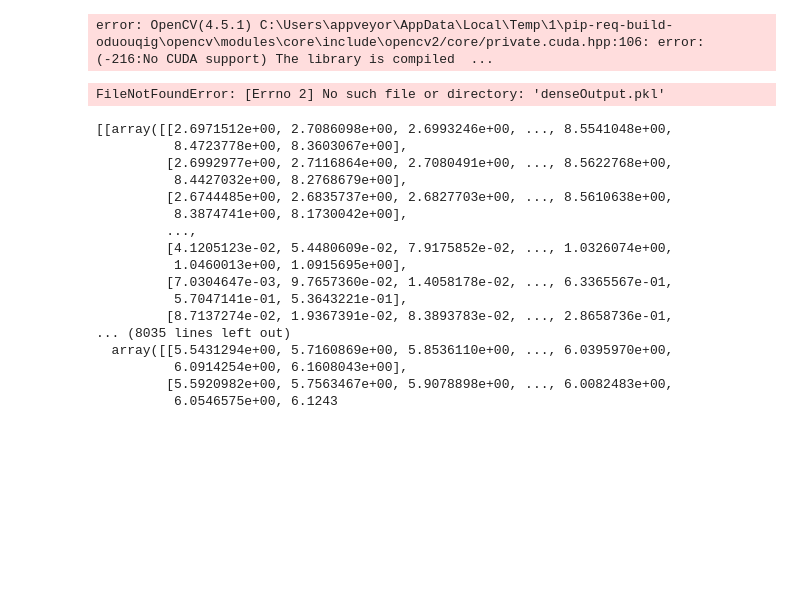
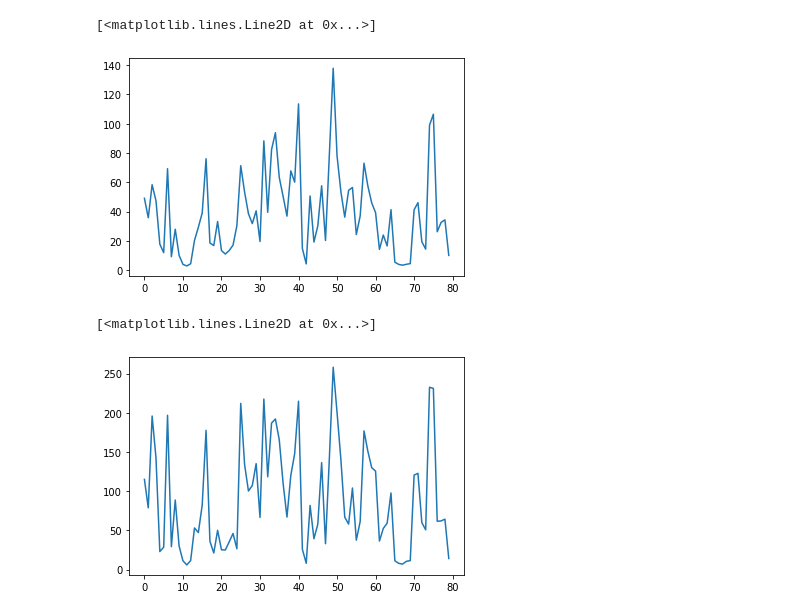
Before and after one commit to lucky-verma/FoodVR, a Jupyter notebook: dense.ipynb, the cells around one changed output. Cells and saved outputs as stored; diff of their text form; code cells hidden in the pictures; blank space fills up the shorter version.

```diff
--- a/dense.ipynb
+++ b/dense.ipynb
@@ -1,8 +0,0 @@
-# %%
-import pickle
-import cv2
-from cv2 import cuda
-
-cuda.printCudaDeviceInfo(0)
-# %% [output]
-error: OpenCV(4.5.1) C:\Users\appveyor\AppData\Local\Temp\1\pip-req-build-oduouqig\opencv\modules\core\include\opencv2/core/private.cuda.hpp:106: error: (-216:No CUDA support) The library is compiled  ...
@@ -9,25 +6,26 @@ error: OpenCV(4.5.1) C:\Users\appveyor\AppData\Local\Temp\1\pip-req-build-oduouq
 # %%
 with open('denseOutput.pkl', 'rb') as f:
     rawList = pickle.load(f)
+
+df = pd.DataFrame(rawList, columns=['mag', 'ang'])
-# %% [output]
-FileNotFoundError: [Errno 2] No such file or directory: 'denseOutput.pkl'
-# %%
-rawList
-# %% [output]
-[[array([[2.6971512e+00, 2.7086098e+00, 2.6993246e+00, ..., 8.5541048e+00,
-          8.4723778e+00, 8.3603067e+00],
-         [2.6992977e+00, 2.7116864e+00, 2.7080491e+00, ..., 8.5622768e+00,
-          8.4427032e+00, 8.2768679e+00],
-         [2.6744485e+00, 2.6835737e+00, 2.6827703e+00, ..., 8.5610638e+00,
-          8.3874741e+00, 8.1730042e+00],
-         ...,
-         [4.1205123e-02, 5.4480609e-02, 7.9175852e-02, ..., 1.0326074e+00,
-          1.0460013e+00, 1.0915695e+00],
-         [7.0304647e-03, 9.7657360e-02, 1.4058178e-02, ..., 6.3365567e-01,
-          5.7047141e-01, 5.3643221e-01],
-         [8.7137274e-02, 1.9367391e-02, 8.3893783e-02, ..., 2.8658736e-01,
-... (8035 lines left out)
-  array([[5.5431294e+00, 5.7160869e+00, 5.8536110e+00, ..., 6.0395970e+00,
-          6.0914254e+00, 6.1608043e+00],
-         [5.5920982e+00, 5.7563467e+00, 5.9078898e+00, ..., 6.0082483e+00,
-          6.0546575e+00, 6.1243
+# %%
+df['mean'] = df['mag'].apply(lambda x: np.mean(x))
+df['std'] = df['mag'].apply(lambda x: np.std(x))
+
+meanList = df['mean'].tolist()
+stdList = df['std'].tolist()
+
+mean_per_second = np.add.reduceat(meanList, np.arange(0, len(meanList), 30))
+std_per_second = np.add.reduceat(stdList, np.arange(0, len(stdList), 30))
+# %%
+from matplotlib import pyplot as plt
+
+plt.plot(std_per_second)
+# %% [output]
+[<matplotlib.lines.Line2D at 0x...>]
+[figure, added]
+# %%
+plt.plot(mean_per_second)
+# %% [output]
+[<matplotlib.lines.Line2D at 0x...>]
+[figure, added]
```
Also changed, not shown: parts of 2 cells of this notebook, 2 other files.
